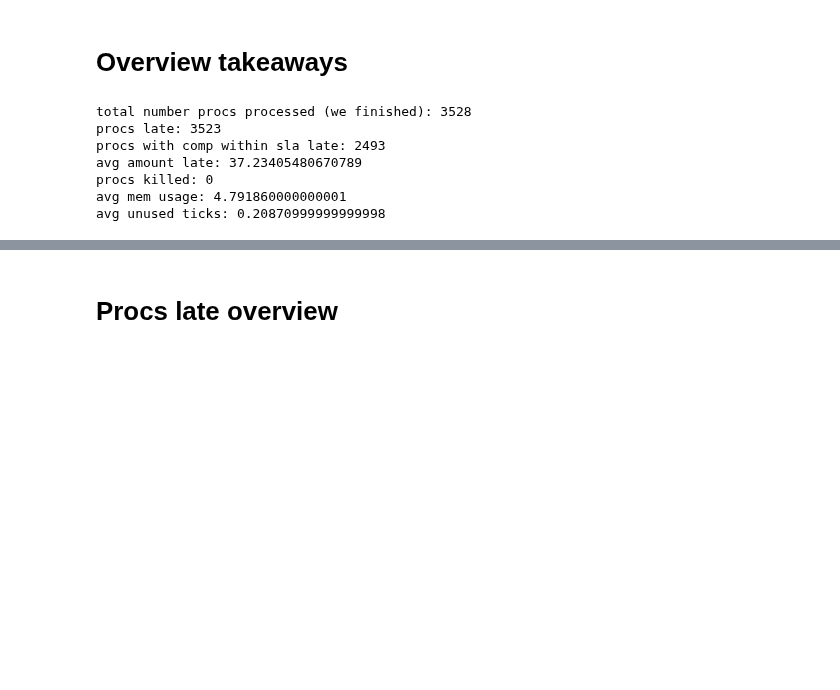
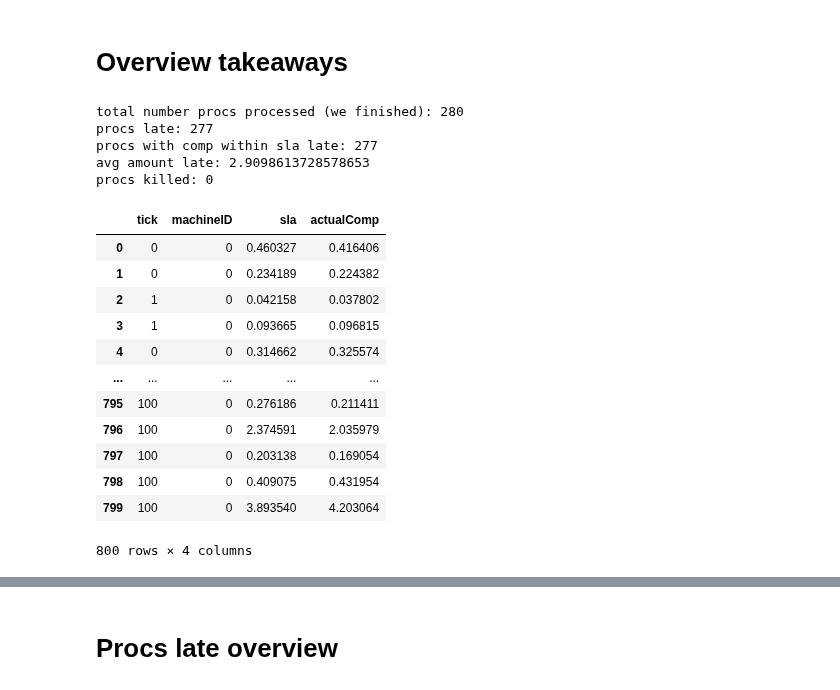
Before and after one commit to hannahmanuela/scheduler-simulator, a Jupyter notebook: results/analyze_output.ipynb, the cells around one changed output, grey strips where cells are left out. Drawn from its saved outputs; the diff is of its cells as text; code cells hidden in the pictures; blank space fills up the shorter version.

```diff
--- a/results/analyze_output.ipynb
+++ b/results/analyze_output.ipynb
@@ -24,10 +21,10 @@ print("total number procs processed (we finished): " + str(num_procs_processed))
 procs_late = procs_done.where(procs_done["ticksPassed"] > procs_done["sla"]).dropna().reset_index(drop=True)
 procs_late = procs_late.where(procs_late["ticksPassed"] > procs_late["actualComp"]).dropna().reset_index(drop=True)
 procs_late['amountLate'] = procs_late["ticksPassed"] - procs_late["sla"]
-procs_late_comp_within_sla = procs_late.where((procs_late['timesReplenished'] == 0.0)).dropna().reset_index(drop=True)
+# procs_late_comp_within_sla = procs_late.where((procs_late['timesReplenished'] == 0.0)).dropna().reset_index(drop=True)
 avg_amount_late = procs_late['amountLate'].mean()
 num_procs_late = procs_late.shape[0]
-num_procs_within_sla_late = procs_late_comp_within_sla.shape[0]
+num_procs_within_sla_late = procs_late.shape[0]
 print("procs late: " + str(num_procs_late))
 print("procs with comp within sla late: " + str(num_procs_within_sla_late))
 print("avg amount late: " + str(avg_amount_late))
@@ -37,19 +34,33 @@ num_procs_killed = procs_killed.shape[0]
 print("procs killed: " + str(num_procs_killed))
 
 # avg usage
-active_machines_usage = usage_stats.where(usage_stats['machineIsActive'] == 1)
-avg_mem_usg = active_machines_usage['memUsage'].mean()
-print("avg mem usage: " + str(avg_mem_usg))
-avg_unused_ticks = active_machines_usage['unusedTicks'].mean()
-print("avg unused ticks: " + str(avg_unused_ticks))
+# active_machines_usage = usage_stats.where(usage_stats['machineIsActive'] == 1)
+# avg_mem_usg = active_machines_usage['memUsage'].mean()
+# print("avg mem usage: " + str(avg_mem_usg))
+# avg_unused_ticks = active_machines_usage['unusedTicks'].mean()
+# print("avg unused ticks: " + str(avg_unused_ticks))
 # %% [output]
-total number procs processed (we finished): 3528
-procs late: 3523
-procs with comp within sla late: 2493
-avg amount late: 37.23405480670789
+total number procs processed (we finished): 280
+procs late: 277
+procs with comp within sla late: 277
+avg amount late: 2.9098613728578653
 procs killed: 0
-avg mem usage: 4.791860000000001
-avg unused ticks: 0.20870999999999998
+# %%
+procs_added
+# %% [output]
+|  | tick | machineID | sla | actualComp |
+| 0 | 0 | 0 | 0.460327 | 0.416406 |
+| 1 | 0 | 0 | 0.234189 | 0.224382 |
+| 2 | 1 | 0 | 0.042158 | 0.037802 |
+| 3 | 1 | 0 | 0.093665 | 0.096815 |
+| 4 | 0 | 0 | 0.314662 | 0.325574 |
+| ... | ... | ... | ... | ... |
+| 795 | 100 | 0 | 0.276186 | 0.211411 |
+| 796 | 100 | 0 | 2.374591 | 2.035979 |
+| 797 | 100 | 0 | 0.203138 | 0.169054 |
+| 798 | 100 | 0 | 0.409075 | 0.431954 |
+| 799 | 100 | 0 | 3.893540 | 4.203064 |
+800 rows × 4 columns
 # %%
 # plot by tick
 plt.scatter(procs_late["tick"], procs_late['amountLate'].values)
```
Also changed, not shown: parts of 2 cells of this notebook.
